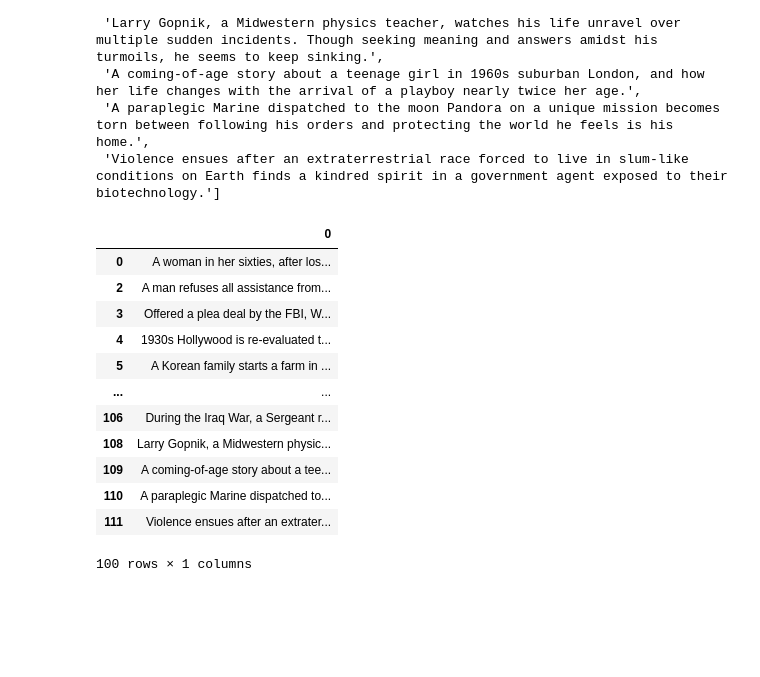
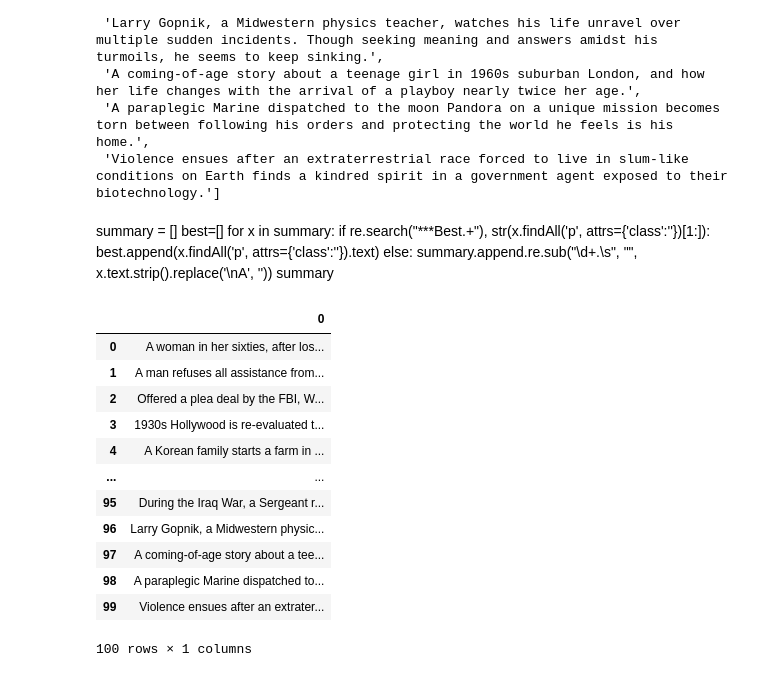
Before and after one commit to zoeteets/capstone, a Jupyter notebook: imdb_clean.ipynb, the cells around one changed output. Saved outputs shown, nothing was run; the diff lists cells and outputs as text; code cells hidden in the pictures; blank space fills up the shorter version.

```diff
--- a/imdb_clean.ipynb
+++ b/imdb_clean.ipynb
@@ -138,31 +141,32 @@ summary
  'A coming-of-age story about a teenage girl in 1960s suburban London, and how her life changes with the arrival of a playboy nearly twice her age.',
  'A paraplegic Marine dispatched to the moon Pandora on a unique mission becomes torn between following his orders and protecting the world he feels is his home.',
  'Violence ensues after an extraterrestrial race forced to live in slum-like conditions on Earth finds a kindred spirit in a government agent exposed to their biotechnology.']
-# %%
-summary = []
-best=[]
-for x in summary:
-    if re.search("\***Best.+"), str(x.findAll('p', attrs={'class':''})[1:]):
-        best.append(x.findAll('p', attrs={'class':''}).text)
-    else:
-        summary.append.re.sub("\d+\.\s", "", x.text.strip().replace('\nA', ''))
-summary
+# %% [markdown]
+summary = []
+best=[]
+for x in summary:
+    if re.search("\***Best.+"), str(x.findAll('p', attrs={'class':''})[1:]):
+        best.append(x.findAll('p', attrs={'class':''}).text)
+    else:
+        summary.append.re.sub("\d+\.\s", "", x.text.strip().replace('\nA', ''))
+summary
 # %%
 summary = pd.DataFrame(summary)
 #summary.drop(summary[summary.0 == ""].index)
 summary = summary[summary[0].str.contains("Best Picture Winner")==False]
+summary = summary.reset_index(drop=True)
 summary
 # %% [output]
 |  | 0 |
 | 0 | A woman in her sixties, after los... |
-| 2 | A man refuses all assistance from... |
-| 3 | Offered a plea deal by the FBI, W... |
-| 4 | 1930s Hollywood is re-evaluated t... |
-| 5 | A Korean family starts a farm in ... |
+| 1 | A man refuses all assistance from... |
+| 2 | Offered a plea deal by the FBI, W... |
+| 3 | 1930s Hollywood is re-evaluated t... |
+| 4 | A Korean family starts a farm in ... |
 | ... | ... |
-| 106 | During the Iraq War, a Sergeant r... |
-| 108 | Larry Gopnik, a Midwestern physic... |
-| 109 | A coming-of-age story about a tee... |
-| 110 | A paraplegic Marine dispatched to... |
-| 111 | Violence ensues after an extrater... |
+| 95 | During the Iraq War, a Sergeant r... |
+| 96 | Larry Gopnik, a Midwestern physic... |
+| 97 | A coming-of-age story about a tee... |
+| 98 | A paraplegic Marine dispatched to... |
+| 99 | Violence ensues after an extrater... |
 100 rows × 1 columns
```
Also changed, not shown: parts of 14 cells of this notebook, 2 other files.
